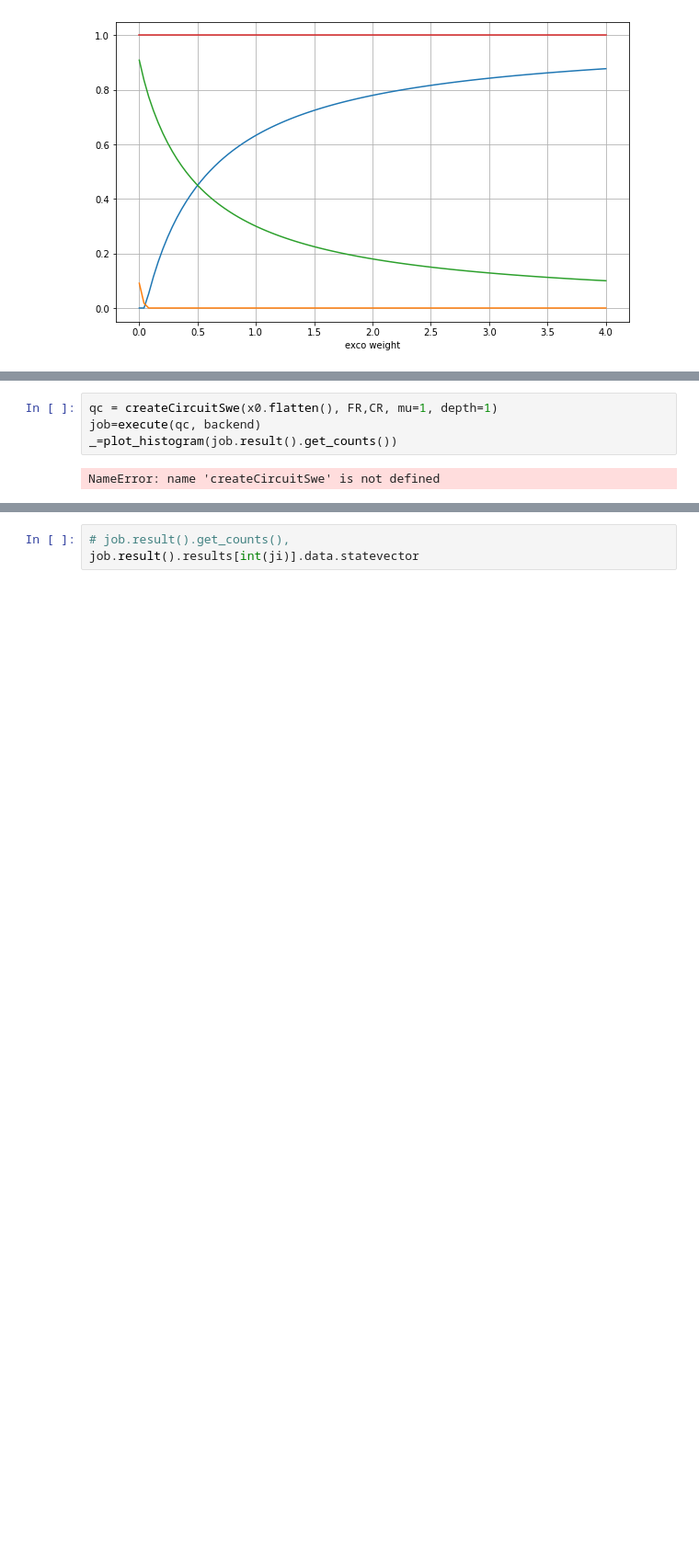
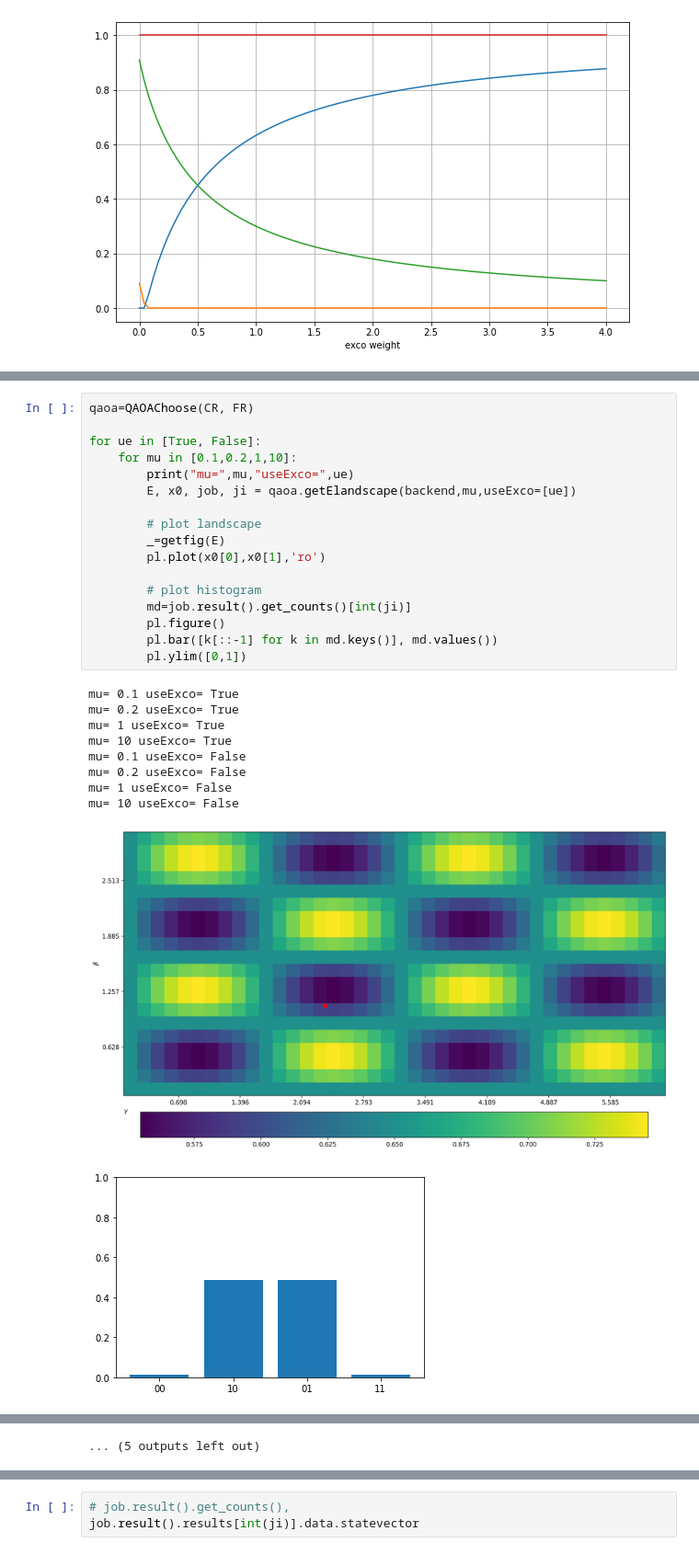
Before and after one commit to OpenQuantumComputing/optimization, a Jupyter notebook: newbeginning.ipynb, the cells around one changed output, grey strips where cells are left out. Shown at 92% size. Saved outputs shown, nothing was run; the diff lists cells and outputs as text; blank space fills up the shorter version.

```diff
--- a/newbeginning.ipynb
+++ b/newbeginning.ipynb
@@ -87,6 +112,28 @@ _=plot_histogram(job.result().get_counts()[int(ji)])
-# %%
-qc = createCircuitSwe(x0.flatten(), FR,CR, mu=1, depth=1)
-job=execute(qc, backend)
-_=plot_histogram(job.result().get_counts())
-# %% [output]
-NameError: name 'createCircuitSwe' is not defined
+# %%
+qaoa=QAOAChoose(CR, FR)
+
+for ue in [True, False]:
+    for mu in [0.1,0.2,1,10]:
+        print("mu=",mu,"useExco=",ue)
+        E, x0, job, ji = qaoa.getElandscape(backend,mu,useExco=[ue])
+
+        # plot landscape
+        _=getfig(E)
+        pl.plot(x0[0],x0[1],'ro')
+
+        # plot histogram
+        md=job.result().get_counts()[int(ji)]
+        pl.figure()
+        pl.bar([k[::-1] for k in md.keys()], md.values())
+        pl.ylim([0,1])
+# %% [output]
+mu= 0.1 useExco= True
+mu= 0.2 useExco= True
+mu= 1 useExco= True
+mu= 10 useExco= True
+mu= 0.1 useExco= False
+mu= 0.2 useExco= False
+mu= 1 useExco= False
+mu= 10 useExco= False
+[figure, added]
+[figure, added]
@@ -92,0 +149 @@ NameError: name 'createCircuitSwe' is not defined
+... (5 outputs left out)
```
Also changed, not shown: parts of 9 cells of this notebook, 1 other file.
